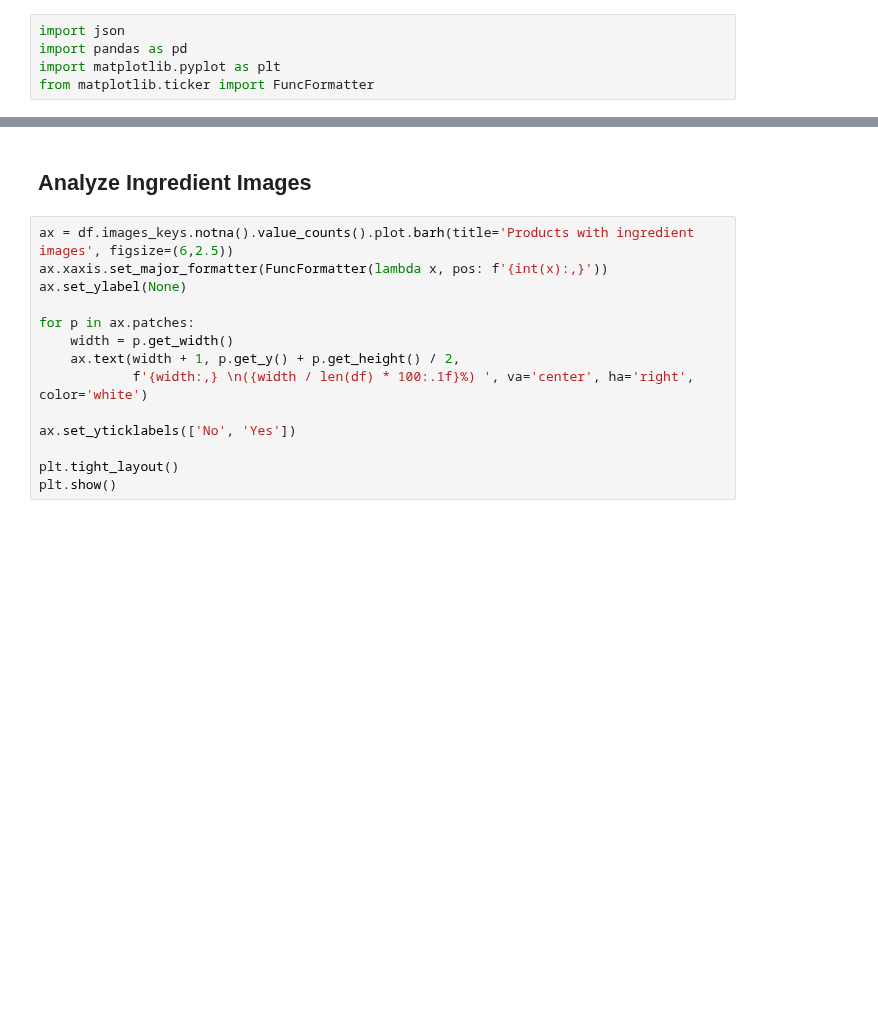
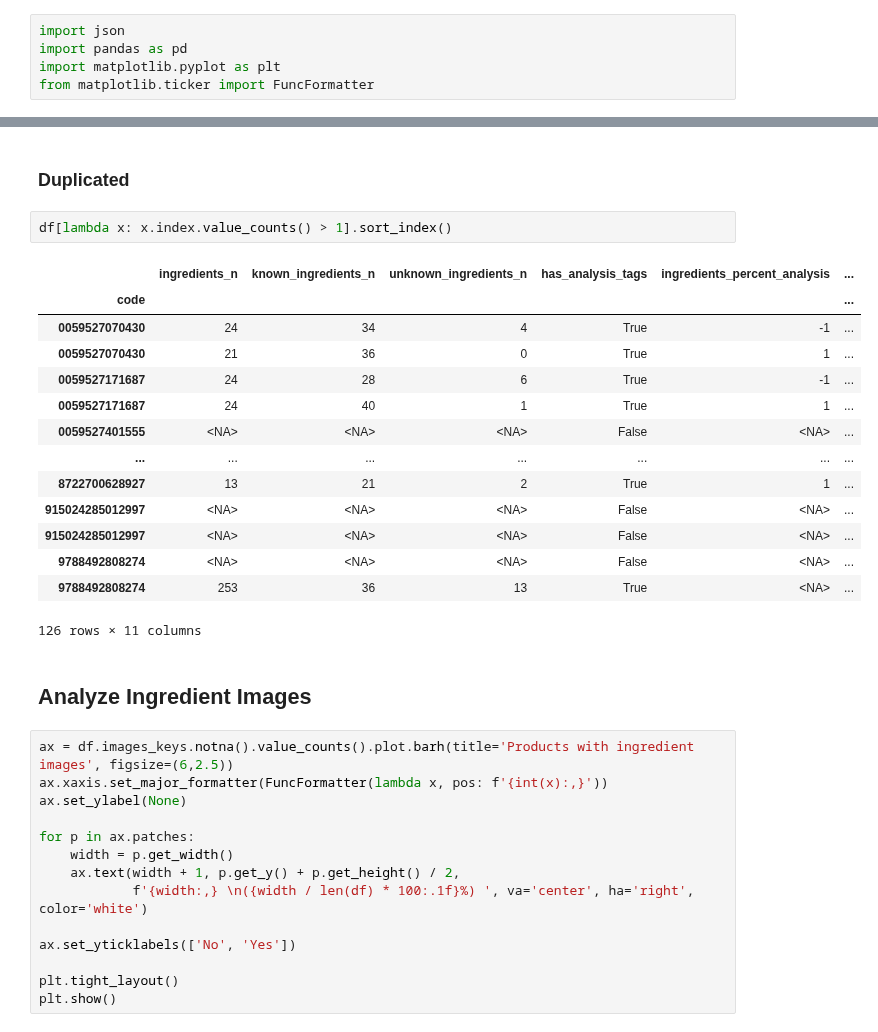
Before and after one commit to goerlitz/openfoodfacts-data-analysis, a Jupyter notebook: notebooks/14_ingredient_analysis2.ipynb, the cells around one changed output, grey strips where cells are left out. Cells and saved outputs as stored; diff of their text form; blank space fills up the shorter version.

```diff
--- a/notebooks/14_ingredient_analysis2.ipynb
+++ b/notebooks/14_ingredient_analysis2.ipynb
@@ -76,3 +110,22 @@ Wall time: 15.8 s
+# %% [markdown]
+### Duplicated
+# %%
+df[lambda x: x.index.value_counts() > 1].sort_index()
+# %% [output]
+|  | ingredients_n | known_ingredients_n | unknown_ingredients_n | has_analysis_tags | ingredients_percent_analysis | ... |
+| code |  |  |  |  |  | ... |
+| 0059527070430 | 24 | 34 | 4 | True | -1 | ... |
+| 0059527070430 | 21 | 36 | 0 | True | 1 | ... |
+| 0059527171687 | 24 | 28 | 6 | True | -1 | ... |
+| 0059527171687 | 24 | 40 | 1 | True | 1 | ... |
+| 0059527401555 | <NA> | <NA> | <NA> | False | <NA> | ... |
+| ... | ... | ... | ... | ... | ... | ... |
+| 8722700628927 | 13 | 21 | 2 | True | 1 | ... |
+| 915024285012997 | <NA> | <NA> | <NA> | False | <NA> | ... |
+| 915024285012997 | <NA> | <NA> | <NA> | False | <NA> | ... |
+| 9788492808274 | <NA> | <NA> | <NA> | False | <NA> | ... |
+| 9788492808274 | 253 | 36 | 13 | True | <NA> | ... |
+126 rows × 11 columns
 # %% [markdown]
 ## Analyze Ingredient Images
 # %%
```
Also changed, not shown: parts of 16 cells of this notebook.
